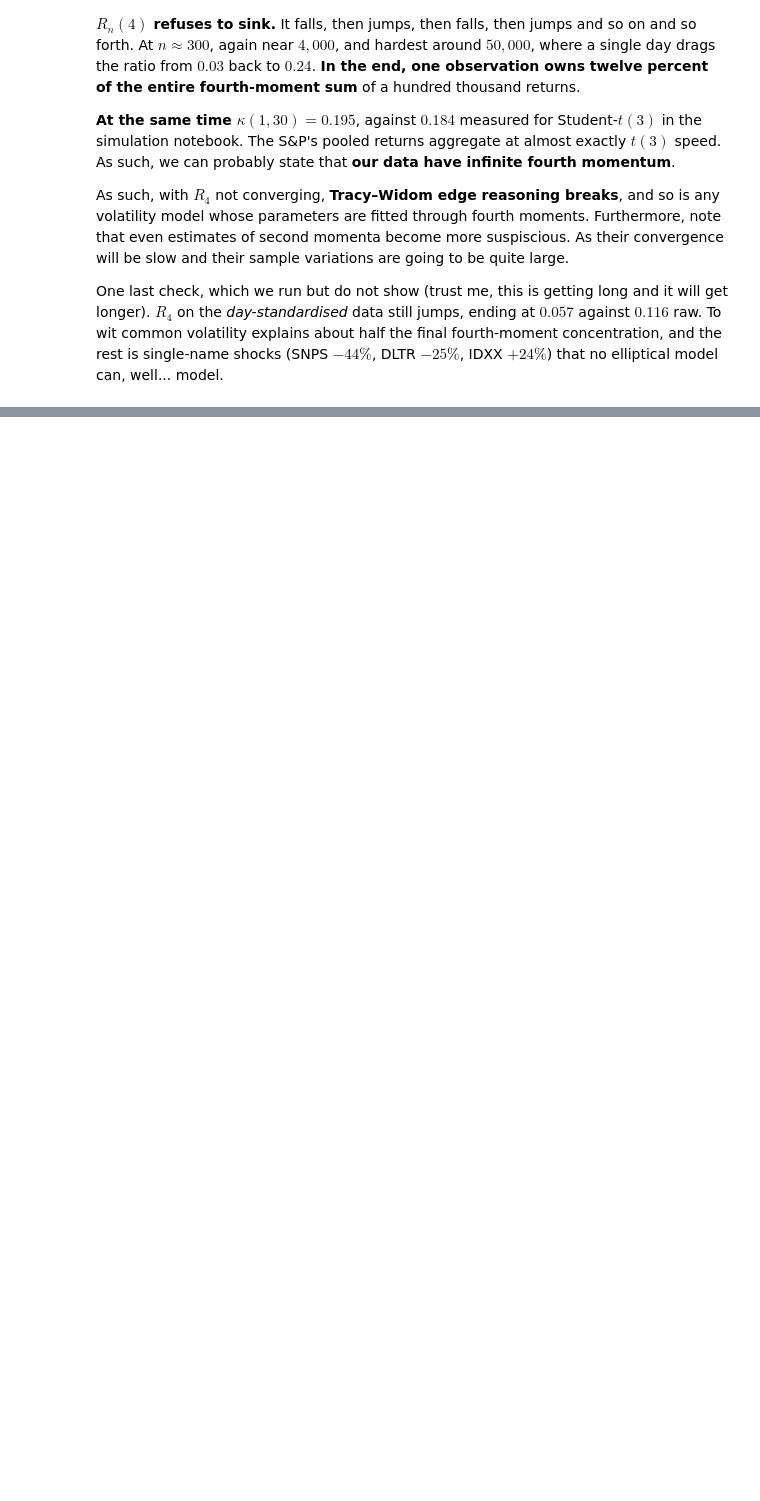
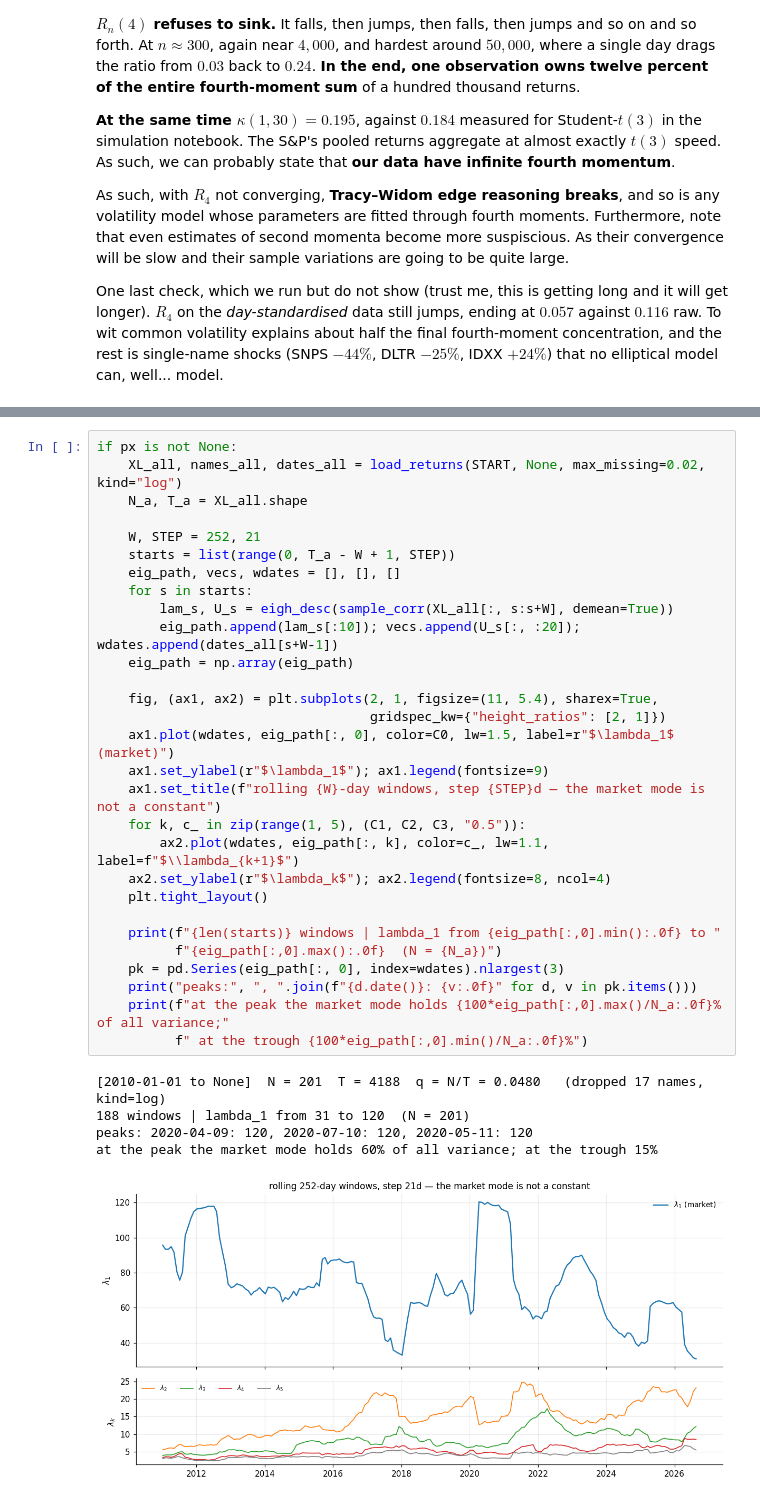
Before and after one commit to MarcoGaloppo/Quant-RMT-FatTails, a Jupyter notebook: narrative_rmt_market_data.ipynb, the cells around one changed output, grey strips where cells are left out. Drawn from its saved outputs; the diff is of its cells as text; blank space fills up the shorter version.

Commit message:
Volatility across rolling time windows and sectors rather than single factors.

```diff
--- a/narrative_rmt_market_data.ipynb
+++ b/narrative_rmt_market_data.ipynb
@@ -838,0 +862,35 @@ One last check, which we run but do not show (trust me, this is getting long and
+# %%
+if px is not None:
+    XL_all, names_all, dates_all = load_returns(START, None, max_missing=0.02, kind="log")
+    N_a, T_a = XL_all.shape
+
+    W, STEP = 252, 21
+    starts = list(range(0, T_a - W + 1, STEP))
+    eig_path, vecs, wdates = [], [], []
+    for s in starts:
+        lam_s, U_s = eigh_desc(sample_corr(XL_all[:, s:s+W], demean=True))
+        eig_path.append(lam_s[:10]); vecs.append(U_s[:, :20]); wdates.append(dates_all[s+W-1])
+    eig_path = np.array(eig_path)
+
+    fig, (ax1, ax2) = plt.subplots(2, 1, figsize=(11, 5.4), sharex=True,
+                                   gridspec_kw={"height_ratios": [2, 1]})
+    ax1.plot(wdates, eig_path[:, 0], color=C0, lw=1.5, label=r"$\lambda_1$ (market)")
+    ax1.set_ylabel(r"$\lambda_1$"); ax1.legend(fontsize=9)
+    ax1.set_title(f"rolling {W}-day windows, step {STEP}d — the market mode is not a constant")
+    for k, c_ in zip(range(1, 5), (C1, C2, C3, "0.5")):
+        ax2.plot(wdates, eig_path[:, k], color=c_, lw=1.1, label=f"$\\lambda_{k+1}$")
+    ax2.set_ylabel(r"$\lambda_k$"); ax2.legend(fontsize=8, ncol=4)
+    plt.tight_layout()
+
+    print(f"{len(starts)} windows | lambda_1 from {eig_path[:,0].min():.0f} to "
+          f"{eig_path[:,0].max():.0f}  (N = {N_a})")
+    pk = pd.Series(eig_path[:, 0], index=wdates).nlargest(3)
+    print("peaks:", ", ".join(f"{d.date()}: {v:.0f}" for d, v in pk.items()))
+    print(f"at the peak the market mode holds {100*eig_path[:,0].max()/N_a:.0f}% of all variance;"
+          f" at the trough {100*eig_path[:,0].min()/N_a:.0f}%")
+# %% [output]
+[2010-01-01 to None]  N = 201  T = 4188  q = N/T = 0.0480   (dropped 17 names, kind=log)
+188 windows | lambda_1 from 31 to 120  (N = 201)
+peaks: 2020-04-09: 120, 2020-07-10: 120, 2020-05-11: 120
+at the peak the market mode holds 60% of all variance; at the trough 15%
+[figure, added]
```
Also changed, not shown: parts of 8 cells of this notebook.
